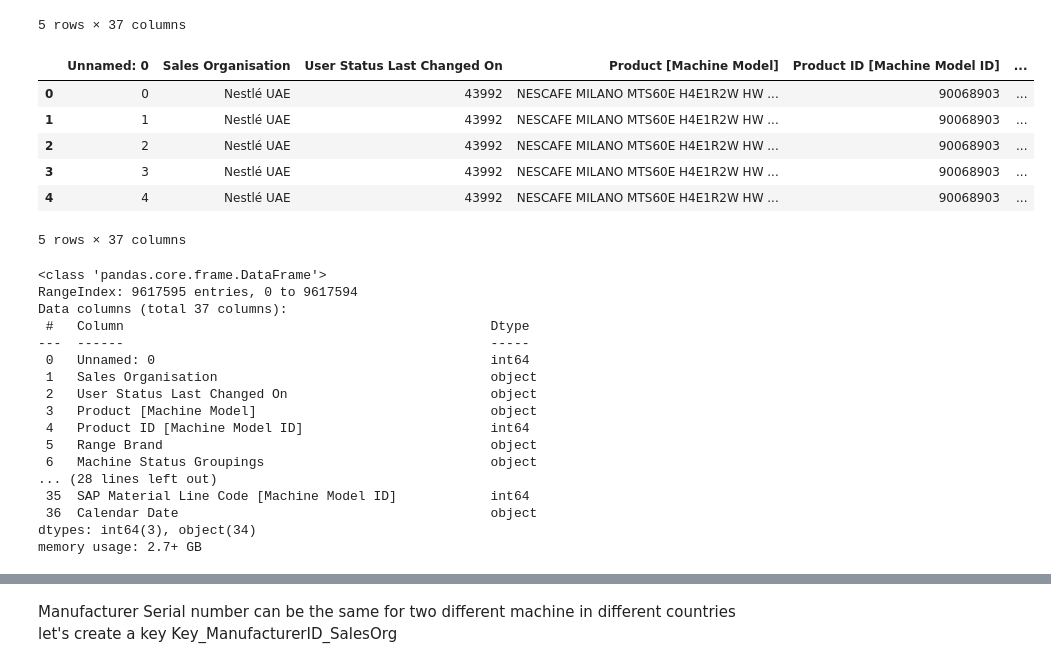
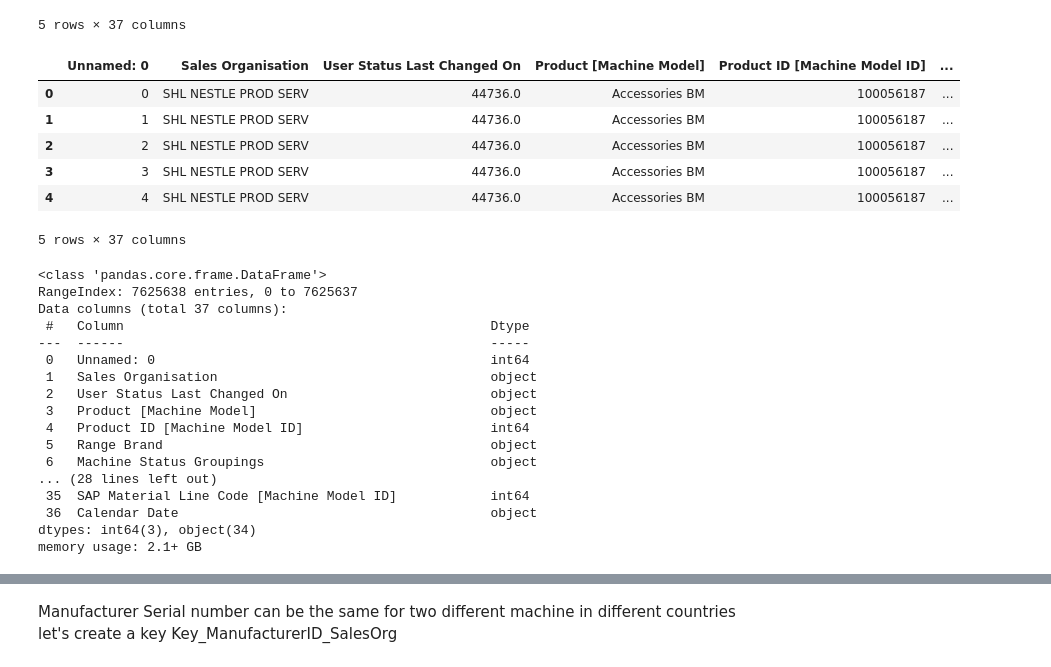
Before and after one commit to mirkosalomo/Churn_Prediction, a Jupyter notebook: Customer Churn - 01 - The Problem and first preparation of the data-V2.ipynb, the cells around one changed output, grey strips where cells are left out. Cells and saved outputs as stored; diff of their text form; code cells hidden in the pictures.

Commit message:
New version excluding market switched back to TAPT and year 2022 and including year 2025 of the data

```diff
--- a/Customer Churn - 01 - The Problem and first preparation of the data-V2.ipynb
+++ b/Customer Churn - 01 - The Problem and first preparation of the data-V2.ipynb
@@ -527,27 +488,29 @@ BeverageMachine23_df.head()
 5 rows × 37 columns
 # %%
 ##2024 data
-#BeverageMachine24_df =  pd.read_csv(r"C:\Users\msalomo\OneDrive - NESTLE\Certificate Machine Learning and Data\Churn Project\Data\C4CTAUpload24.csv")
 BeverageMachine24_df =  pd.read_csv(BeverageMachine24_df)
-BeverageMachine24_df.head()
+
+BeverageMachine25_df = pd.read_csv(BeverageMachine25_df)
+
+BeverageMachine25_df.head()
 # %% [output]
 |  | Unnamed: 0 | Sales Organisation | User Status Last Changed On | Product [Machine Model] | Product ID [Machine Model ID] | ... |
-| 0 | 0 | Nestlé UAE | 43992 | NESCAFE MILANO MTS60E H4E1R2W HW ... | 90068903 | ... |
-| 1 | 1 | Nestlé UAE | 43992 | NESCAFE MILANO MTS60E H4E1R2W HW ... | 90068903 | ... |
-| 2 | 2 | Nestlé UAE | 43992 | NESCAFE MILANO MTS60E H4E1R2W HW ... | 90068903 | ... |
-| 3 | 3 | Nestlé UAE | 43992 | NESCAFE MILANO MTS60E H4E1R2W HW ... | 90068903 | ... |
-| 4 | 4 | Nestlé UAE | 43992 | NESCAFE MILANO MTS60E H4E1R2W HW ... | 90068903 | ... |
+| 0 | 0 | SHL NESTLE PROD SERV | 44736.0 | Accessories BM | 100056187 | ... |
+| 1 | 1 | SHL NESTLE PROD SERV | 44736.0 | Accessories BM | 100056187 | ... |
+| 2 | 2 | SHL NESTLE PROD SERV | 44736.0 | Accessories BM | 100056187 | ... |
+| 3 | 3 | SHL NESTLE PROD SERV | 44736.0 | Accessories BM | 100056187 | ... |
+| 4 | 4 | SHL NESTLE PROD SERV | 44736.0 | Accessories BM | 100056187 | ... |
 5 rows × 37 columns
 # %%
-BeverageMachine_df = pd.concat([BeverageMachine24_df, BeverageMachine22_df], ignore_index=True)
-BeverageMachine_df = pd.concat([BeverageMachine_df, BeverageMachine23_df], ignore_index=True)
+#BeverageMachine_df = pd.concat([BeverageMachine24_df, BeverageMachine22_df], ignore_index=True)
+BeverageMachine_df = pd.concat([BeverageMachine24_df, BeverageMachine23_df], ignore_index=True)
+#BeverageMachine_df = pd.concat([BeverageMachine_df, BeverageMachine23_df], ignore_index=True)
+BeverageMachine_df = pd.concat([BeverageMachine_df, BeverageMachine25_df], ignore_index=True)
 
-#BeverageMachine_df = BeverageMachine24_df.append(BeverageMachine22_df)
-#BeverageMachine_df = BeverageMachine_df.append(BeverageMachine23_df)
 BeverageMachine_df.info()
 # %% [output]
 <class 'pandas.core.frame.DataFrame'>
-RangeIndex: 9617595 entries, 0 to 9617594
+RangeIndex: 7625638 entries, 0 to 7625637
 Data columns (total 37 columns):
  #   Column                                               Dtype
 ---  ------                                               -----
@@ -562,7 +525,7 @@ Data columns (total 37 columns):
  35  SAP Material Line Code [Machine Model ID]            int64
  36  Calendar Date                                        object
 dtypes: int64(3), object(34)
-memory usage: 2.7+ GB
+memory usage: 2.1+ GB
 # %%
 def convert_column_to_int(df, column_name):
     df[column_name] = pd.to_numeric(df[column_name], errors='coerce')
```
Also changed, not shown: parts of 155 cells of this notebook, 7 other files.
